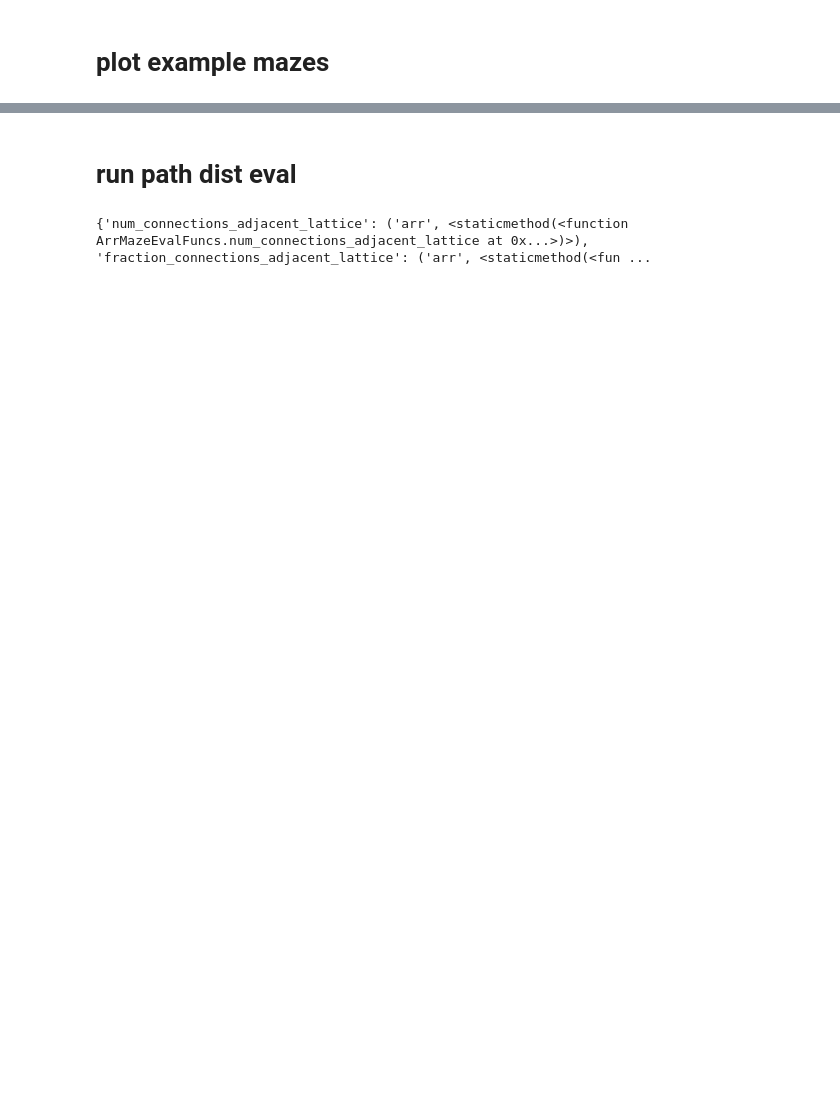
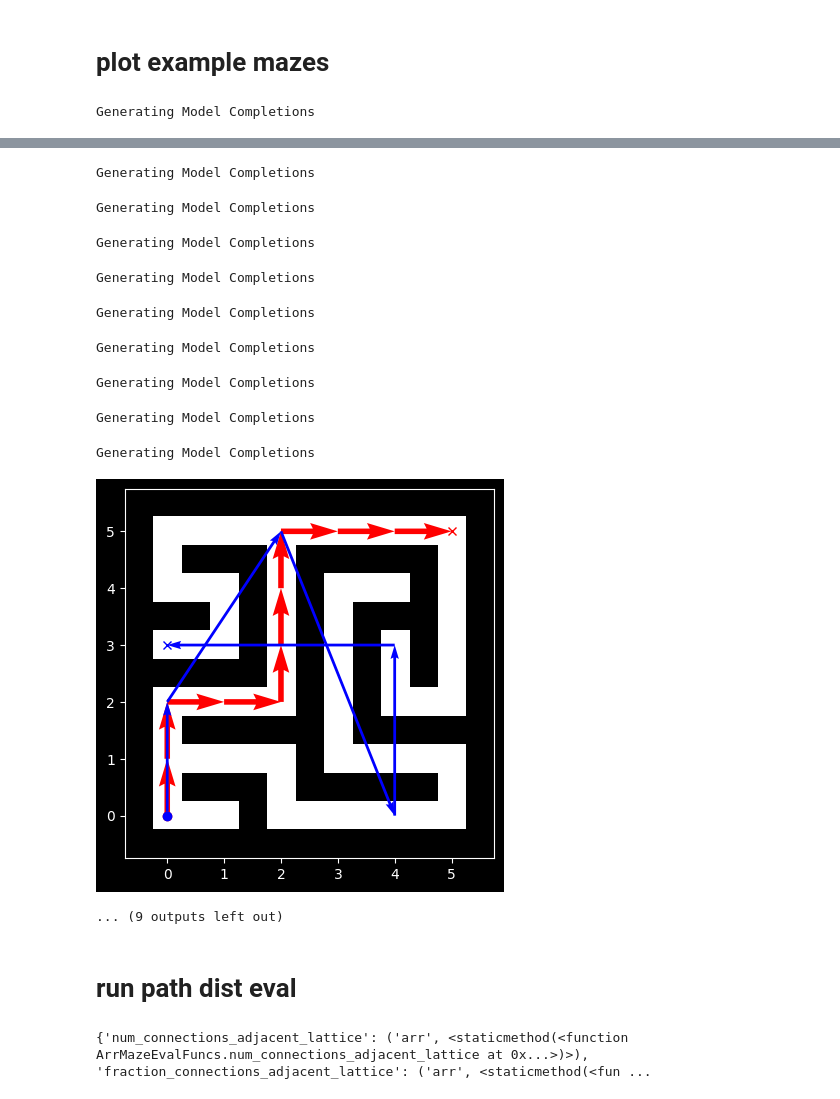
Before and after one commit to understanding-search/maze-transformer, a Jupyter notebook: notebooks/eval_model.ipynb, the cells around one changed output, grey strips where cells are left out. Saved outputs shown, nothing was run; the diff lists cells and outputs as text; code cells hidden in the pictures; blank space fills up the shorter version.

Commit message:
sync commit - progress on eval_model.ipynb

```diff
--- a/notebooks/eval_model.ipynb
+++ b/notebooks/eval_model.ipynb
@@ -65,32 +68,26 @@ if DARK_MODE:
 # %%
 # setup consts
 def testdata_plot_predicted_path(
-		model_path: str = "data/g4-n4K/g4-n4K_tiny-v1_2022-10-05-02-03-44/model.final.pt",
+		model_path: Path,
+		maze_tokens_path: Path,
 		n_mazes: int = 10,
 		n_tokens_pred: int = 8,
-		filename: str = "data/g4-n1K-test/maze_tokens.jsonl",
 	):
 	mazes_tokens: list[list[str]] = list()
 
 	# load model and configs
-	loaded_model_and_configs: LoadedModelConfigs = load_model_with_configs(model_path, MazeDatasetConfig)
-	data_cfg: MazeDatasetConfig; train_cfg: TrainConfig
-	model_cfg: OpenAIGPTConfig; model: OpenAIGPTLMHeadModel
-	data_cfg, train_cfg, model_cfg, model = loaded_model_and_configs
-
-	model.config.max_length = model_cfg.n_positions + 1
+	model, cfg = load_model_with_configs(model_path)
 
 	# load maze test data
-	with open(filename, "r") as f:
-		for line in f:
-			mazes_tokens.append(line.split())
+	with open(maze_tokens_path.resolve(), "r") as f:
+		mazes_tokens.extend(line.split() for line in f)
 
 	mazes_tokens = mazes_tokens[:n_mazes]
 
 	mazes_solved: list[tuple[LatticeMaze, MazePath, MazePath]] = [
 		predict_maze_path(
 			tokens = tokens,
-			data_cfg = data_cfg,
+			data_cfg = cfg.dataset_cfg,
 			model = model,
 			n_tokens_pred = n_tokens_pred,
 		)
@@ -108,4 +105,13 @@ def testdata_plot_predicted_path(
 			],
 		)
 
+# load model and configs
+maze_dataset = Path("../data/maze/debug_maze")
+# Get latest model
+model_path = list(sorted(maze_dataset.glob('**/model.final.pt'), key=os.path.getmtime))[-1].resolve()
+maze_path = maze_dataset / 'maze_tokens.jsonl'
+
+testdata_plot_predicted_path(model_path, maze_path)
 # testdata_plot_predicted_path()
+# %% [output]
+Generating Model Completions
@@ -112,3 +120,14 @@ def testdata_plot_predicted_path(
+Generating Model Completions
+Generating Model Completions
+Generating Model Completions
+Generating Model Completions
+Generating Model Completions
+Generating Model Completions
+Generating Model Completions
+Generating Model Completions
+Generating Model Completions
+[figure, added]
+... (9 outputs left out)
 # %% [markdown]
 # run path dist eval
 # %%
```
Also changed, not shown: parts of 5 cells of this notebook, 5 other files.
